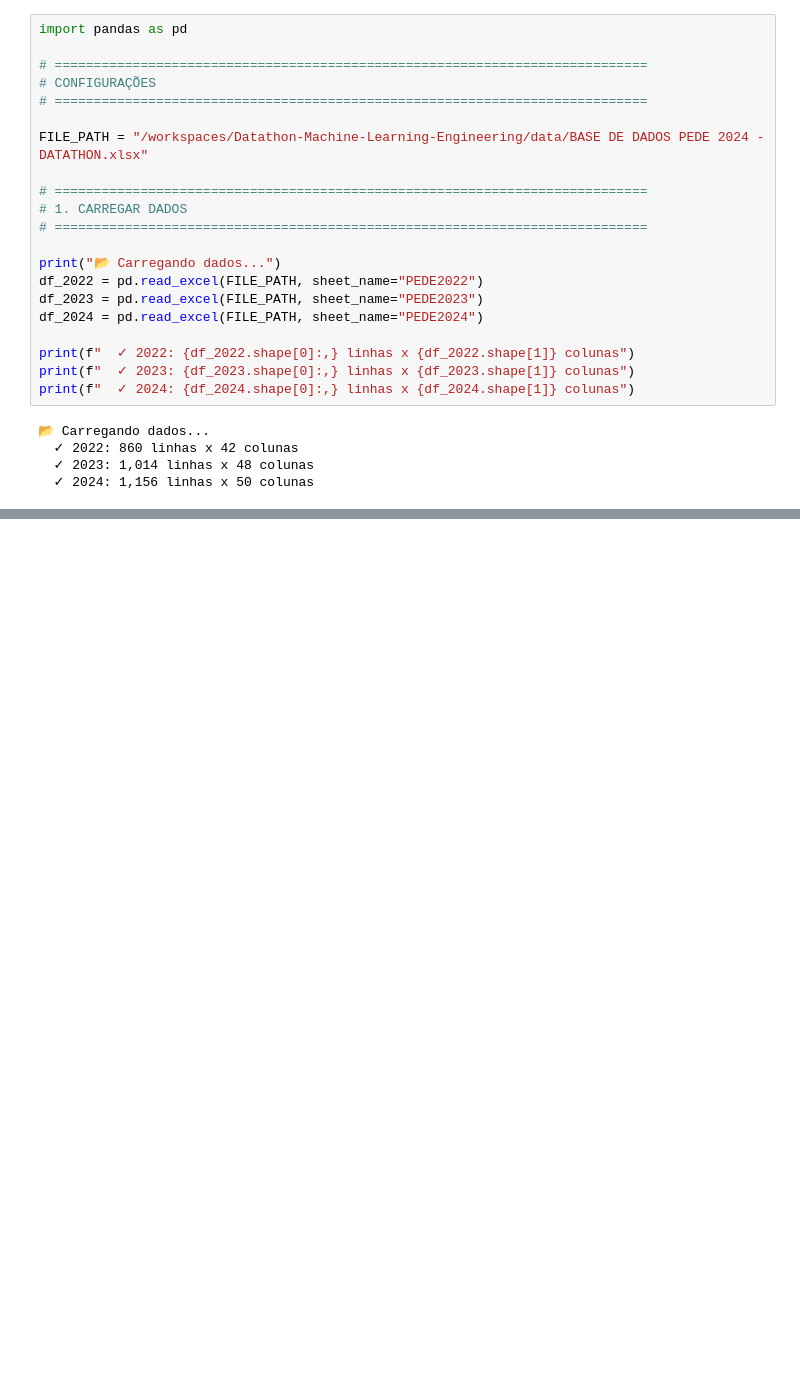
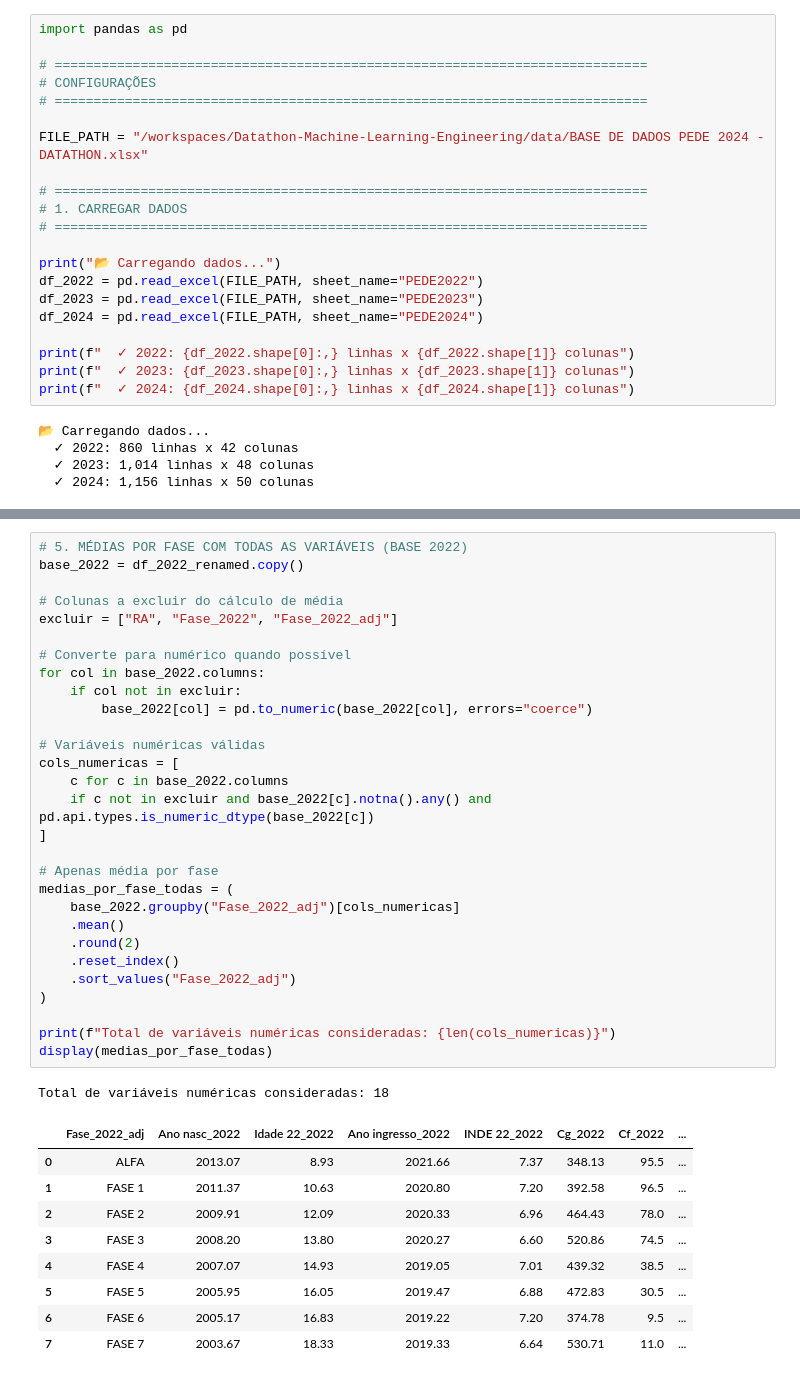
Before and after one commit to udanielsantin/Datathon-Machine-Learning-Engineering, a Jupyter notebook: data/data_modeling.ipynb, the cells around one changed output, grey strips where cells are left out. Drawn from its saved outputs; the diff is of its cells as text; blank space fills up the shorter version.

```diff
--- a/data/data_modeling.ipynb
+++ b/data/data_modeling.ipynb
@@ -55,0 +142,40 @@ print("  ✓ Colunas renomeadas")
+# %%
+# 5. MÉDIAS POR FASE COM TODAS AS VARIÁVEIS (BASE 2022)
+base_2022 = df_2022_renamed.copy()
+
+# Colunas a excluir do cálculo de média
+excluir = ["RA", "Fase_2022", "Fase_2022_adj"]
+
+# Converte para numérico quando possível
+for col in base_2022.columns:
+    if col not in excluir:
+        base_2022[col] = pd.to_numeric(base_2022[col], errors="coerce")
+
+# Variáveis numéricas válidas
+cols_numericas = [
+    c for c in base_2022.columns
+    if c not in excluir and base_2022[c].notna().any() and pd.api.types.is_numeric_dtype(base_2022[c])
+]
+
+# Apenas média por fase
+medias_por_fase_todas = (
+    base_2022.groupby("Fase_2022_adj")[cols_numericas]
+    .mean()
+    .round(2)
+    .reset_index()
+    .sort_values("Fase_2022_adj")
+)
+
+print(f"Total de variáveis numéricas consideradas: {len(cols_numericas)}")
+display(medias_por_fase_todas)
+# %% [output]
+Total de variáveis numéricas consideradas: 18
+|  | Fase_2022_adj | Ano nasc_2022 | Idade 22_2022 | Ano ingresso_2022 | INDE 22_2022 | Cg_2022 | Cf_2022 | ... |
+| 0 | ALFA | 2013.07 | 8.93 | 2021.66 | 7.37 | 348.13 | 95.5 | ... |
+| 1 | FASE 1 | 2011.37 | 10.63 | 2020.80 | 7.20 | 392.58 | 96.5 | ... |
+| 2 | FASE 2 | 2009.91 | 12.09 | 2020.33 | 6.96 | 464.43 | 78.0 | ... |
+| 3 | FASE 3 | 2008.20 | 13.80 | 2020.27 | 6.60 | 520.86 | 74.5 | ... |
+| 4 | FASE 4 | 2007.07 | 14.93 | 2019.05 | 7.01 | 439.32 | 38.5 | ... |
+| 5 | FASE 5 | 2005.95 | 16.05 | 2019.47 | 6.88 | 472.83 | 30.5 | ... |
+| 6 | FASE 6 | 2005.17 | 16.83 | 2019.22 | 7.20 | 374.78 | 9.5 | ... |
+| 7 | FASE 7 | 2003.67 | 18.33 | 2019.33 | 6.64 | 530.71 | 11.0 | ... |
```
Also changed, not shown: parts of 14 cells of this notebook.
